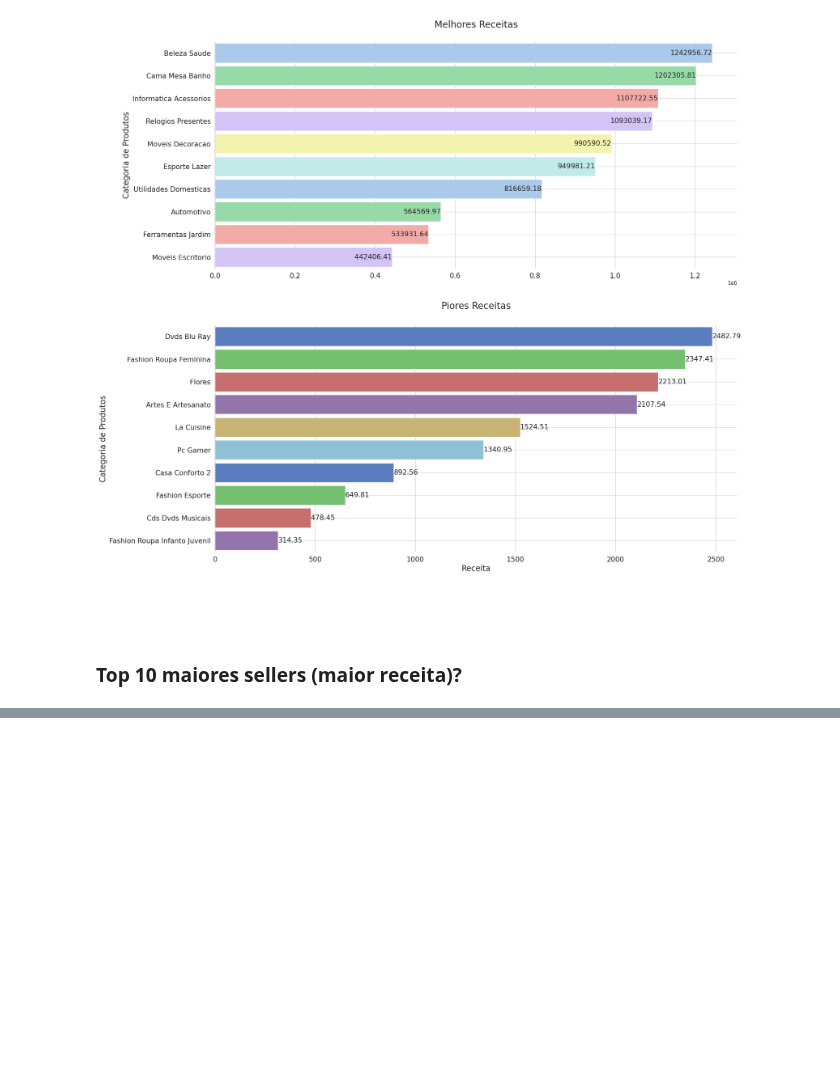
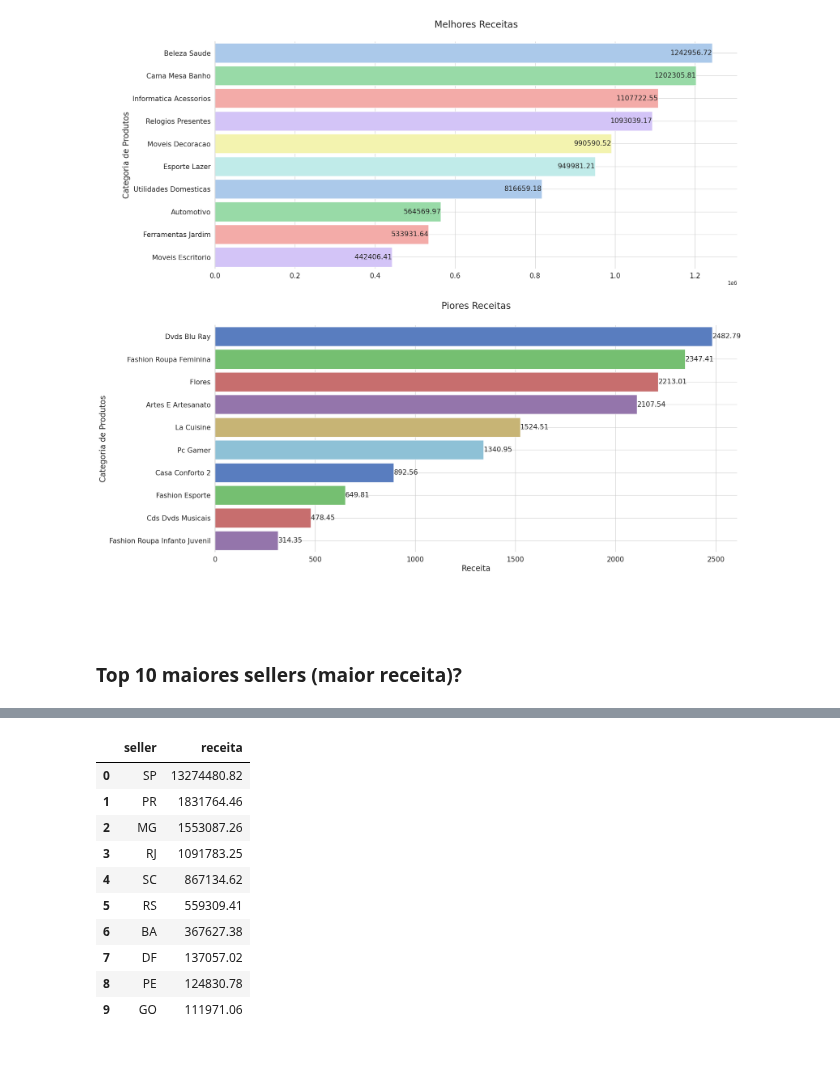
Before and after one commit to kaladabrio2020/Compass.Uol.DataScience, a Jupyter notebook: Sprint 01/ProjetoSprint01/ProjetoSprint01.ipynb, the cells around one changed output, grey strips where cells are left out. Drawn from its saved outputs; the diff is of its cells as text; code cells hidden in the pictures; blank space fills up the shorter version.

```diff
--- a/Sprint 01/ProjetoSprint01/ProjetoSprint01.ipynb
+++ b/Sprint 01/ProjetoSprint01/ProjetoSprint01.ipynb
@@ -246,2 +247,30 @@ for p in barMelhores.patches:
+# %%
+query = '''
+SELECT se.seller_state as seller ,
+        ROUND(sum(payment_value),2) as receita FROM sellers AS se
+    INNER JOIN order_items AS o_i ON
+        o_i.seller_id = se.seller_id
+    INNER JOIN payments AS py ON
+        py.order_id  = o_i.order_id
+    INNER JOIN orders AS o_r ON
+        o_r.order_id = py.order_id
+    WHERE order_status != 'canceled'
+    GROUP BY seller
+    ORDER BY receita desc limit 10;
+'''
+data = spark.sql(query).toPandas()
+data
+# %% [output]
+|  | seller | receita |
+| 0 | SP | 13274480.82 |
+| 1 | PR | 1831764.46 |
+| 2 | MG | 1553087.26 |
+| 3 | RJ | 1091783.25 |
+| 4 | SC | 867134.62 |
+| 5 | RS | 559309.41 |
+| 6 | BA | 367627.38 |
+| 7 | DF | 137057.02 |
+| 8 | PE | 124830.78 |
+| 9 | GO | 111971.06 |
 # %% [markdown]
 ###
```
Also changed, not shown: parts of 3 cells of this notebook.
